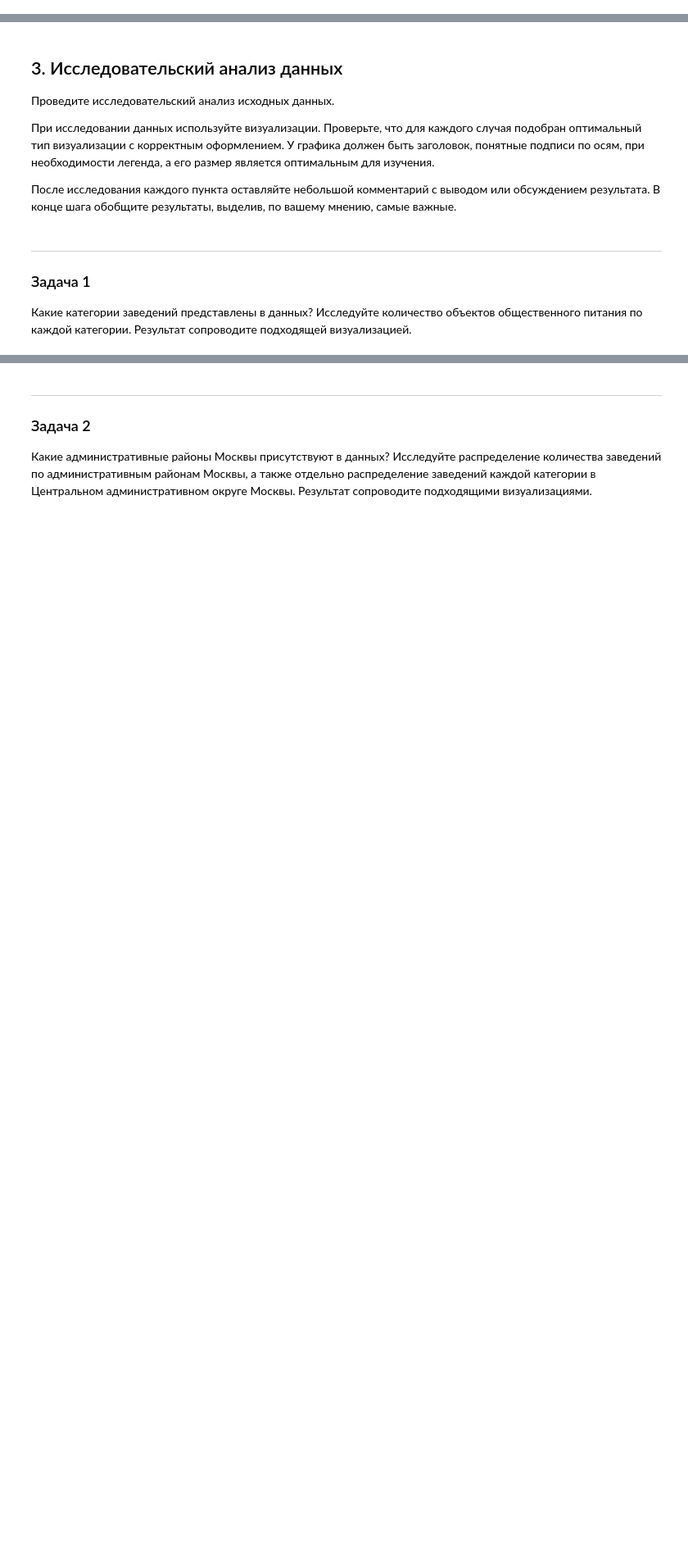
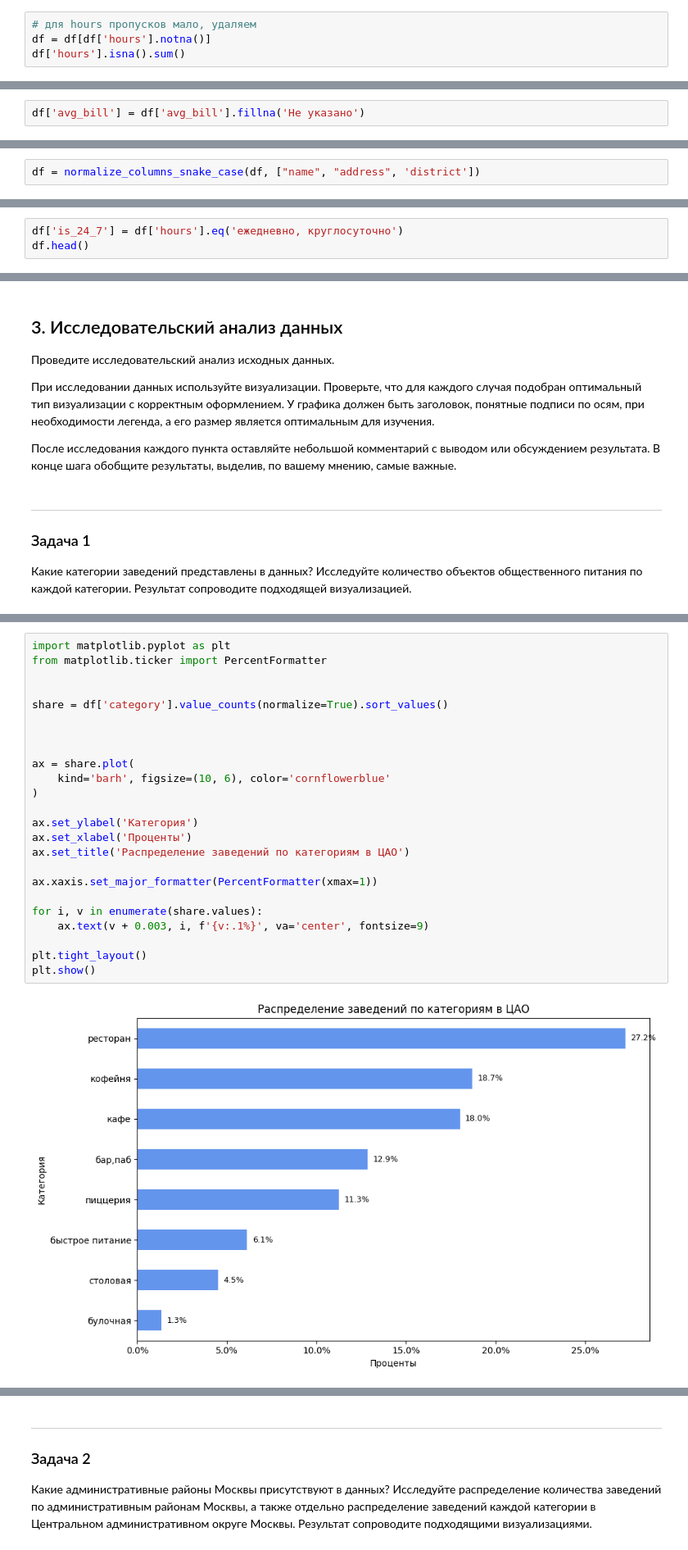
Before and after one commit to Plakhotniuk/practicum_ds, a Jupyter notebook: data_research_analysis/project.ipynb, the cells around one changed output, grey strips where cells are left out. Shown at 82% size. Saved outputs shown, nothing was run; the diff lists cells and outputs as text; blank space fills up the shorter version.

```diff
--- a/data_research_analysis/project.ipynb
+++ b/data_research_analysis/project.ipynb
@@ -382,0 +514,4 @@ np.int64(0)
+# %%
+# для hours пропусков мало, удаляем
+df = df[df['hours'].notna()]
+df['hours'].isna().sum()
@@ -382,0 +522,2 @@ np.int64(0)
+# %%
+df['avg_bill'] = df['avg_bill'].fillna('Не указано')
@@ -384,0 +607,2 @@ np.int64(0)
+# %%
+df = normalize_columns_snake_case(df, ["name", "address", 'district'])
@@ -388,0 +646,3 @@ np.int64(0)
+# %%
+df['is_24_7'] = df['hours'].eq('ежедневно, круглосуточно')
+df.head()
@@ -407,0 +691,26 @@ np.int64(0)
+# %%
+import matplotlib.pyplot as plt
+from matplotlib.ticker import PercentFormatter
+
+
+share = df['category'].value_counts(normalize=True).sort_values()
+
+
+
+ax = share.plot(
+    kind='barh', figsize=(10, 6), color='cornflowerblue'
+)
+
+ax.set_ylabel('Категория')
+ax.set_xlabel('Проценты')
+ax.set_title('Распределение заведений по категориям в ЦАО')
+
+ax.xaxis.set_major_formatter(PercentFormatter(xmax=1))
+
+for i, v in enumerate(share.values):
+    ax.text(v + 0.003, i, f'{v:.1%}', va='center', fontsize=9)
+
+plt.tight_layout()
+plt.show()
+# %% [output]
+[figure, added]
```
Also changed, not shown: parts of 47 cells of this notebook.
